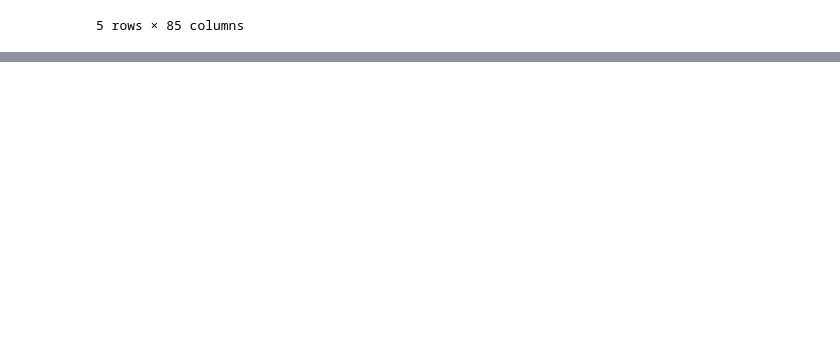
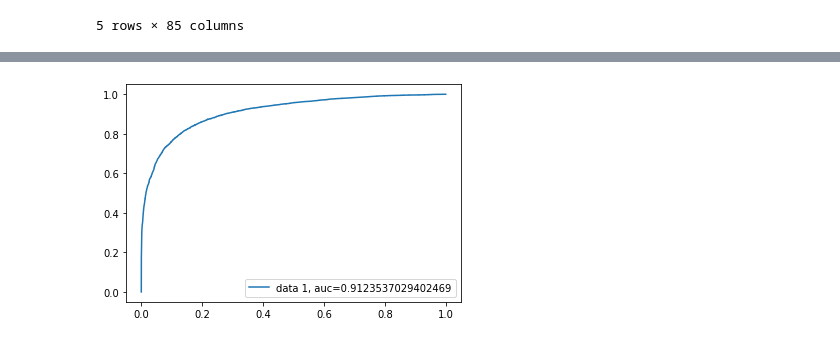
Before and after one commit to Shivraj285/Credit-Card-Default-Prediction, a Jupyter notebook: Project_Credit_Card_Default_Prediction_Capstone_Project.ipynb, the cells around one changed output, grey strips where cells are left out. Cells and saved outputs as stored; diff of their text form; code cells hidden in the pictures; blank space fills up the shorter version.

```diff
--- a/Project_Credit_Card_Default_Prediction_Capstone_Project.ipynb
+++ b/Project_Credit_Card_Default_Prediction_Capstone_Project.ipynb
@@ -959,0 +1247,7 @@ credit_df_copy.head()
+# %%
+#set the parmeter
+param_grid = {'n_estimators': [100,150,200], 'max_depth': [10,20,30]}
+# %%
+#fit the parameter
+grid_rf_clf = GridSearchCV(RandomForestClassifier(), param_grid, scoring = 'accuracy', n_jobs = -1, verbose = 3, cv = 3)
+grid_rf_clf.fit(X_train, y_train)
@@ -959,0 +1268,2 @@ credit_df_copy.head()
+# %%
+optimal_rf_clf = grid_rf_clf.best_estimator_
@@ -959,0 +1369,12 @@ credit_df_copy.head()
+# %%
+y_preds_proba_rf = optimal_rf_clf.predict_proba(X_test)[::,1]
+# %%
+import sklearn.metrics as metrics
+y_pred_proba = y_preds_proba_rf
+fpr, tpr, _ = metrics.roc_curve(y_test,  y_pred_proba)
+auc = metrics.roc_auc_score(y_test, y_pred_proba)
+plt.plot(fpr,tpr,label="data 1, auc="+str(auc))
+plt.legend(loc=4)
+plt.show()
+# %% [output]
+[figure, added]
```
Also changed, not shown: parts of 65 cells of this notebook.
